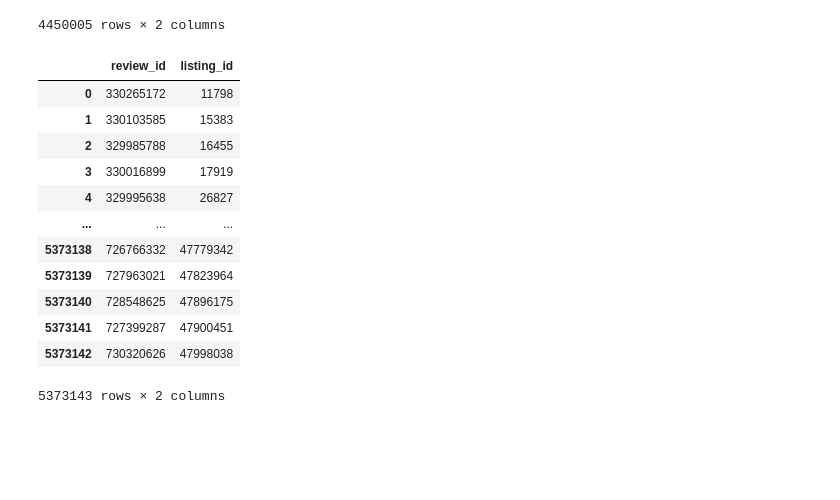
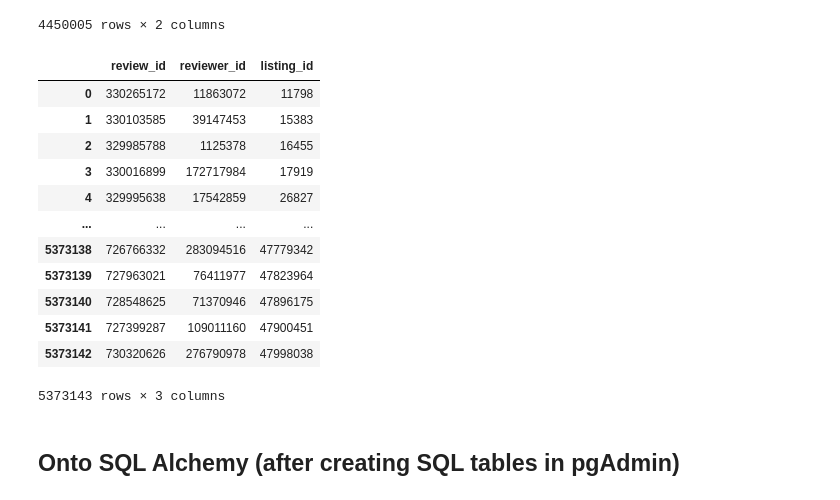
Before and after one commit to dkoski23/airbnb_etl, a Jupyter notebook: etl_project.ipynb, the cells around one changed output. Saved outputs shown, nothing was run; the diff lists cells and outputs as text; code cells hidden in the pictures; blank space fills up the shorter version.

```diff
--- a/etl_project.ipynb
+++ b/etl_project.ipynb
@@ -295,19 +305,21 @@ reviewer_freq
 | 4450004 | 99278430 | 1 |
 4450005 rows × 2 columns
 # %%
-review_id = reviews_df[['review_id', 'listing_id']]
+review_id = reviews_df[['review_id', 'reviewer_id','listing_id']]
 review_id
 # %% [output]
-|  | review_id | listing_id |
-| 0 | 330265172 | 11798 |
-| 1 | 330103585 | 15383 |
-| 2 | 329985788 | 16455 |
-| 3 | 330016899 | 17919 |
-| 4 | 329995638 | 26827 |
-| ... | ... | ... |
-| 5373138 | 726766332 | 47779342 |
-| 5373139 | 727963021 | 47823964 |
-| 5373140 | 728548625 | 47896175 |
-| 5373141 | 727399287 | 47900451 |
-| 5373142 | 730320626 | 47998038 |
+|  | review_id | reviewer_id | listing_id |
+| 0 | 330265172 | 11863072 | 11798 |
+| 1 | 330103585 | 39147453 | 15383 |
+| 2 | 329985788 | 1125378 | 16455 |
+| 3 | 330016899 | 172717984 | 17919 |
+| 4 | 329995638 | 17542859 | 26827 |
+| ... | ... | ... | ... |
+| 5373138 | 726766332 | 283094516 | 47779342 |
+| 5373139 | 727963021 | 76411977 | 47823964 |
+| 5373140 | 728548625 | 71370946 | 47896175 |
+| 5373141 | 727399287 | 109011160 | 47900451 |
+| 5373142 | 730320626 | 276790978 | 47998038 |
-5373143 rows × 2 columns
+5373143 rows × 3 columns
+# %% [markdown]
+## Onto SQL Alchemy (after creating SQL tables in pgAdmin)
```
Also changed, not shown: parts of 16 cells of this notebook, 2 other files.
